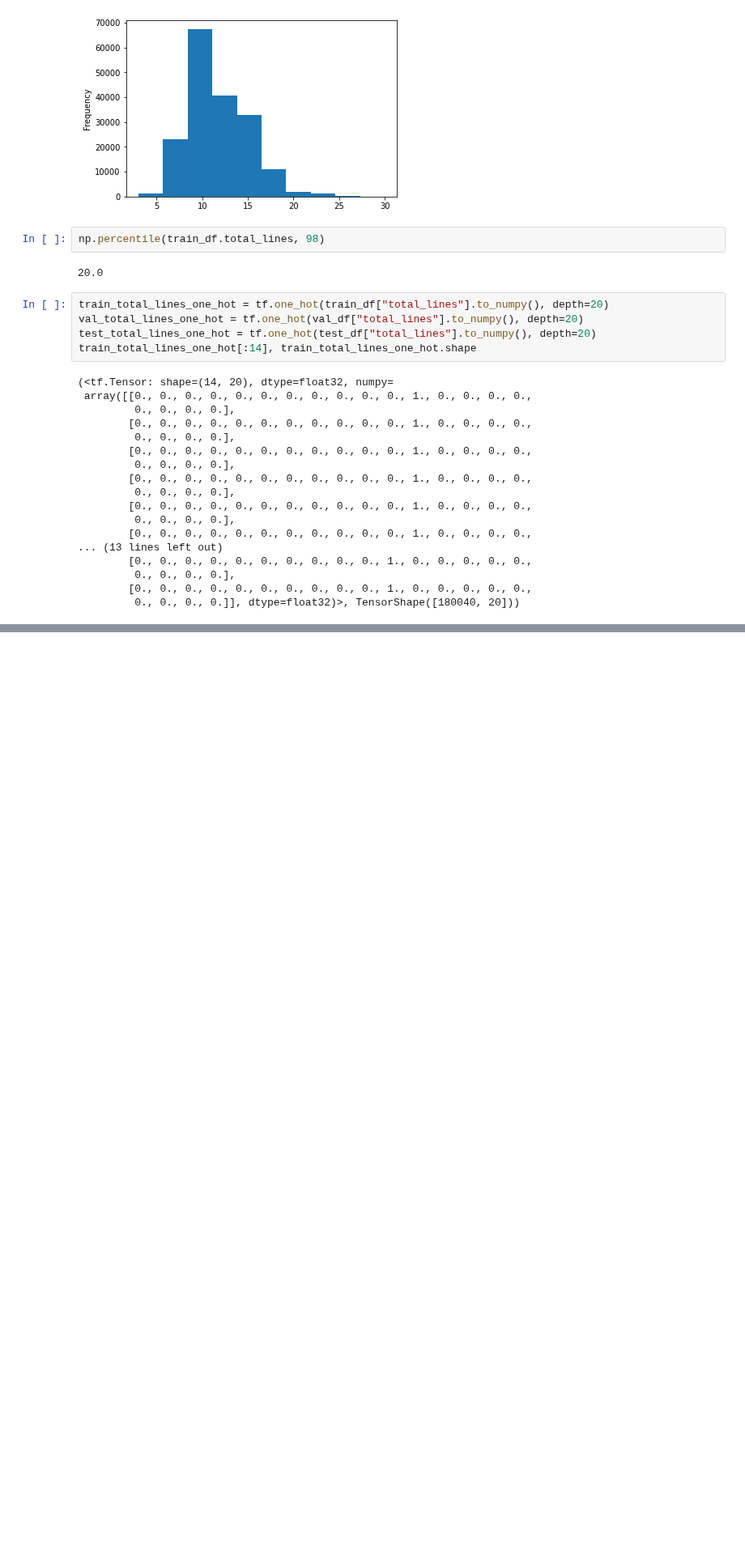
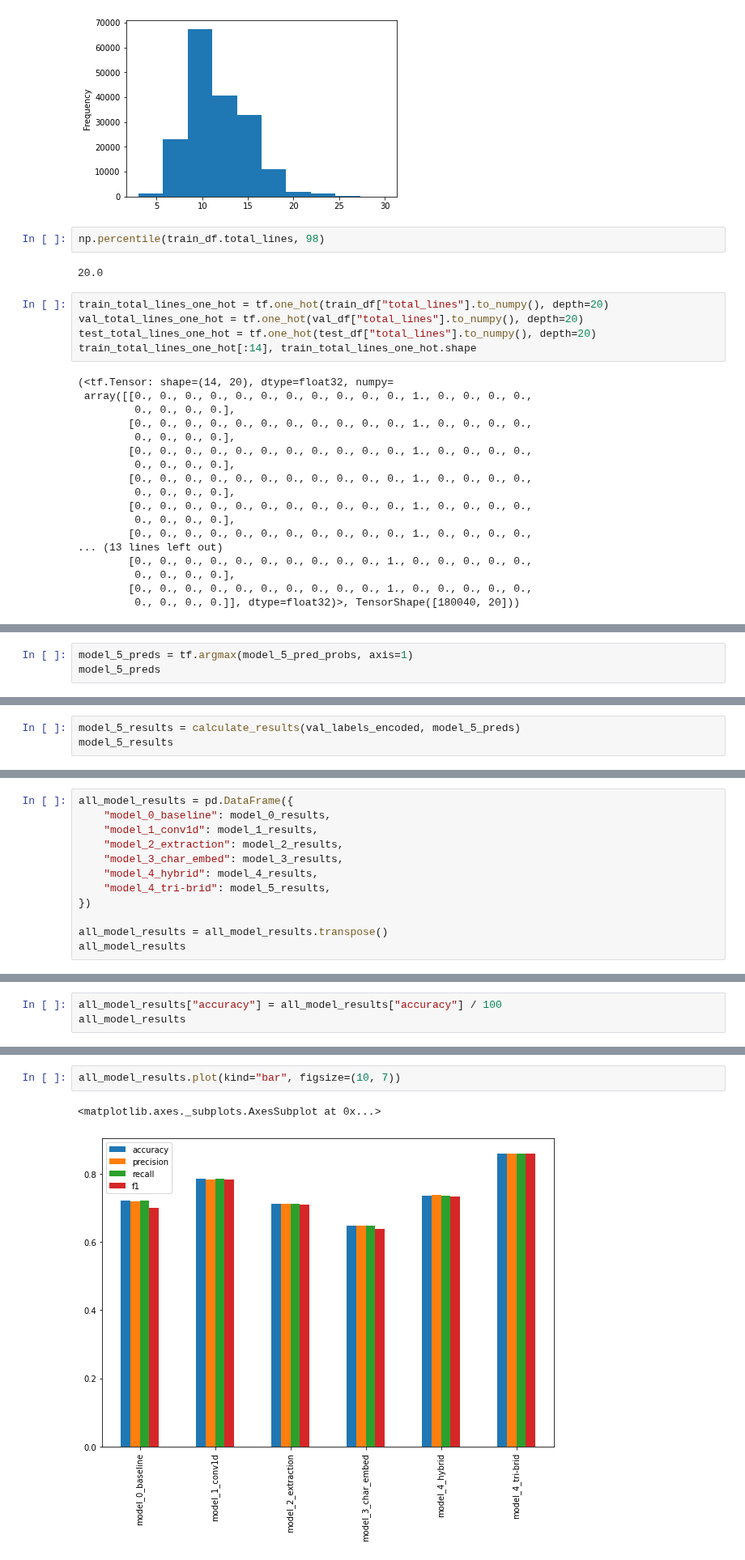
Before and after one commit to eman-kom/TensorFlow-Fundamentals, a Jupyter notebook: 09_SkimLit_Milestone_Project_2.ipynb, the cells around one changed output, grey strips where cells are left out. Shown at 81% size. Drawn from its saved outputs; the diff is of its cells as text; blank space fills up the shorter version.

```diff
--- a/09_SkimLit_Milestone_Project_2.ipynb
+++ b/09_SkimLit_Milestone_Project_2.ipynb
@@ -1007,0 +1129,3 @@ train_total_lines_one_hot[:14], train_total_lines_one_hot.shape
+# %%
+model_5_preds = tf.argmax(model_5_pred_probs, axis=1)
+model_5_preds
@@ -1007,0 +1134,3 @@ train_total_lines_one_hot[:14], train_total_lines_one_hot.shape
+# %%
+model_5_results = calculate_results(val_labels_encoded, model_5_preds)
+model_5_results
@@ -1007,0 +1144,12 @@ train_total_lines_one_hot[:14], train_total_lines_one_hot.shape
+# %%
+all_model_results = pd.DataFrame({
+    "model_0_baseline": model_0_results,
+    "model_1_conv1d": model_1_results,
+    "model_2_extraction": model_2_results,
+    "model_3_char_embed": model_3_results,
+    "model_4_hybrid": model_4_results,
+    "model_4_tri-brid": model_5_results,
+})
+
+all_model_results = all_model_results.transpose()
+all_model_results
@@ -1007,0 +1164,3 @@ train_total_lines_one_hot[:14], train_total_lines_one_hot.shape
+# %%
+all_model_results["accuracy"] = all_model_results["accuracy"] / 100
+all_model_results
@@ -1007,0 +1175,5 @@ train_total_lines_one_hot[:14], train_total_lines_one_hot.shape
+# %%
+all_model_results.plot(kind="bar", figsize=(10, 7))
+# %% [output]
+<matplotlib.axes._subplots.AxesSubplot at 0x...>
+[figure, added]
```
Also changed, not shown: parts of 44 cells of this notebook.
